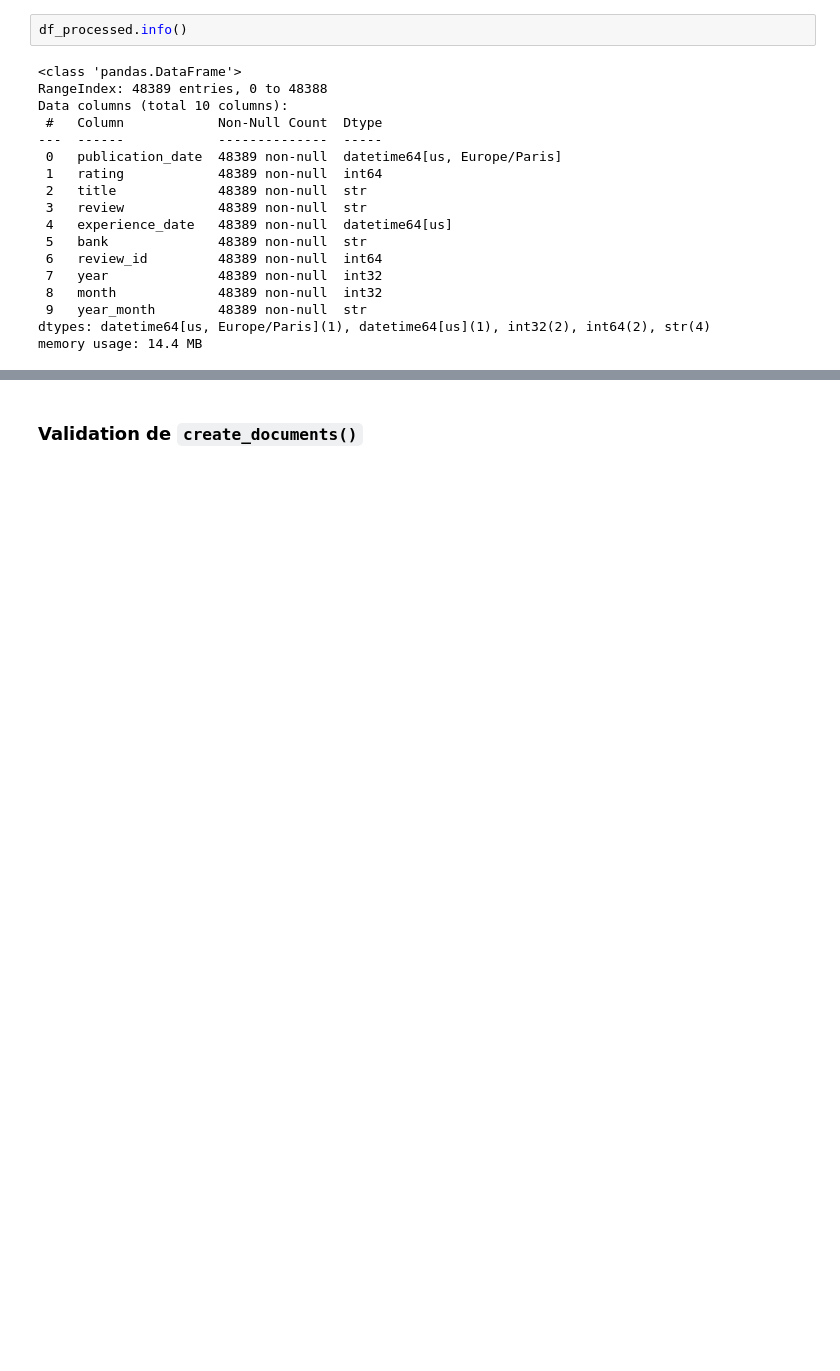
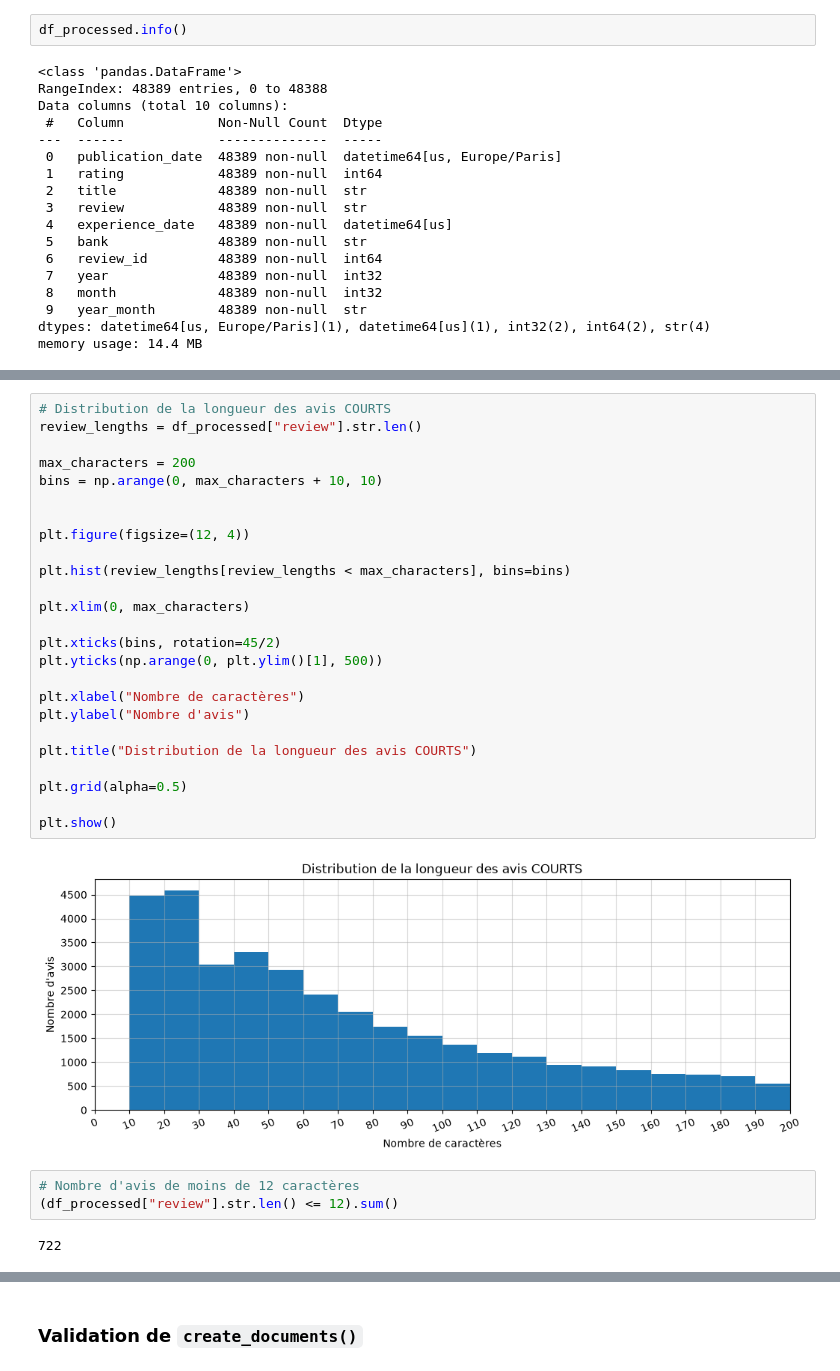
Before and after one commit to florian-borius/ai-customer-insights-engine, a Jupyter notebook: notebooks/02_validation/02_document_processing.ipynb, the cells around one changed output, grey strips where cells are left out. Drawn from its saved outputs; the diff is of its cells as text; blank space fills up the shorter version.

```diff
--- a/notebooks/02_validation/02_document_processing.ipynb
+++ b/notebooks/02_validation/02_document_processing.ipynb
@@ -61,0 +104,32 @@ memory usage: 14.4 MB
+# %%
+# Distribution de la longueur des avis COURTS
+review_lengths = df_processed["review"].str.len()
+
+max_characters = 200
+bins = np.arange(0, max_characters + 10, 10)
+
+
+plt.figure(figsize=(12, 4))
+
+plt.hist(review_lengths[review_lengths < max_characters], bins=bins)
+
+plt.xlim(0, max_characters)
+
+plt.xticks(bins, rotation=45/2)
+plt.yticks(np.arange(0, plt.ylim()[1], 500))
+
+plt.xlabel("Nombre de caractères")
+plt.ylabel("Nombre d'avis")
+
+plt.title("Distribution de la longueur des avis COURTS")
+
+plt.grid(alpha=0.5)
+
+plt.show()
+# %% [output]
+[figure, added]
+# %%
+# Nombre d'avis de moins de 12 caractères
+(df_processed["review"].str.len() <= 12).sum()
+# %% [output]
+722
```
Also changed, not shown: parts of 48 cells of this notebook, 2 other files.
